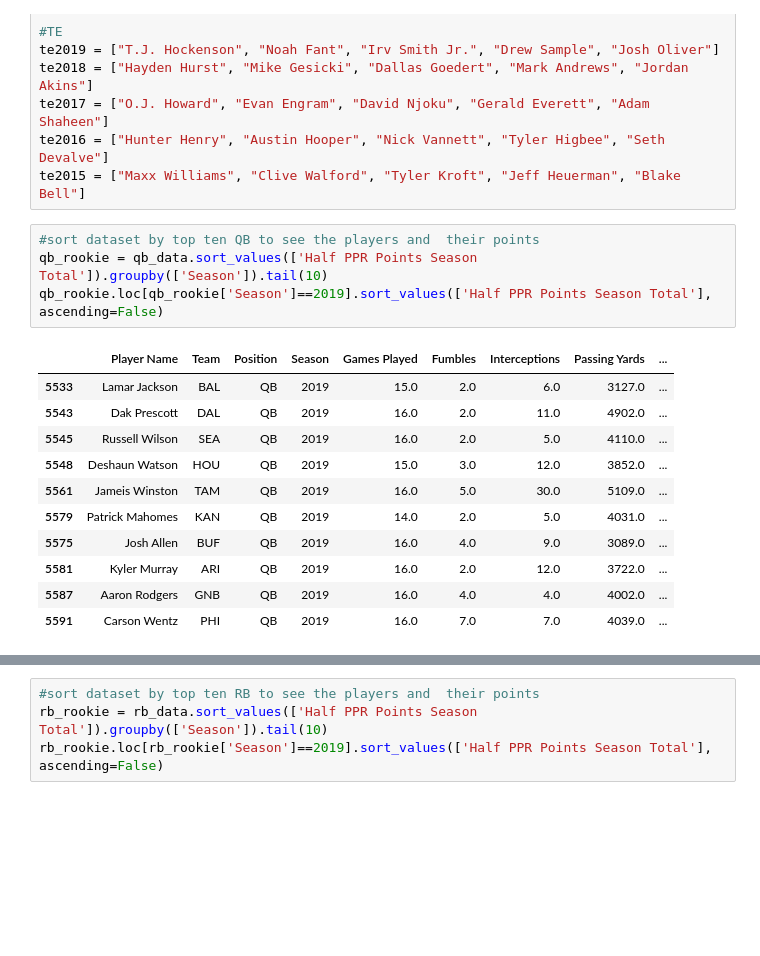
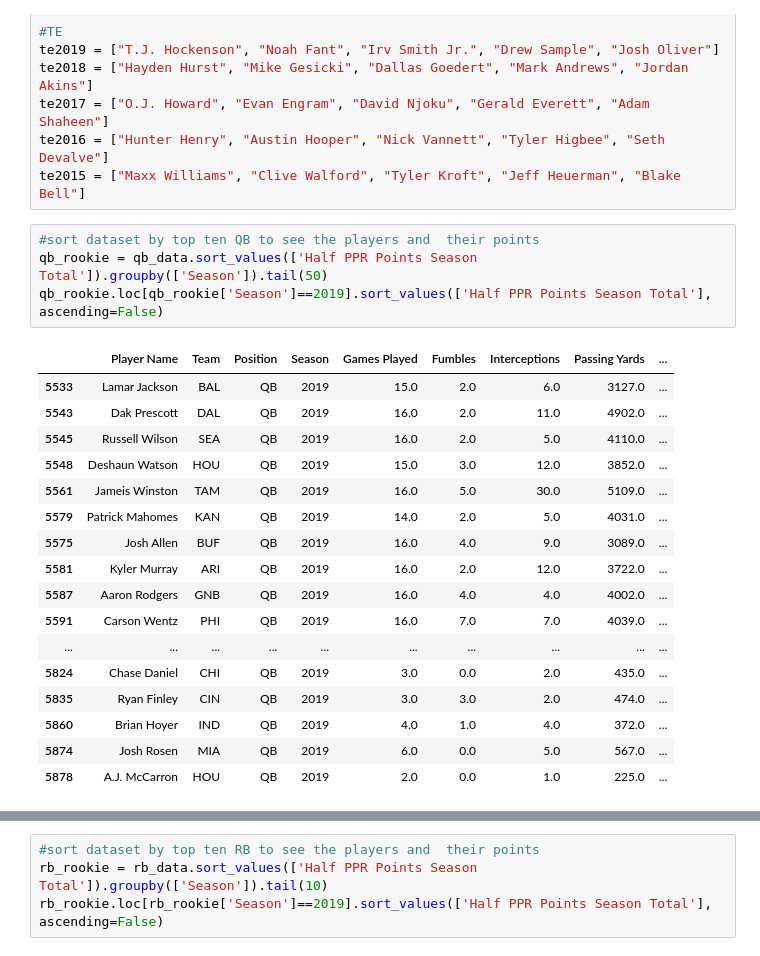
Before and after one commit to hathawayryan/project_one, a Jupyter notebook: main.ipynb, the cells around one changed output, grey strips where cells are left out. Cells and saved outputs as stored; diff of their text form; blank space fills up the shorter version.

```diff
--- a/main.ipynb
+++ b/main.ipynb
@@ -354,20 +354,26 @@ te2016 = ["Hunter Henry", "Austin Hooper", "Nick Vannett", "Tyler Higbee", "Seth
 te2015 = ["Maxx Williams", "Clive Walford", "Tyler Kroft", "Jeff Heuerman", "Blake Bell"]
 # %%
 #sort dataset by top ten QB to see the players and  their points
-qb_rookie = qb_data.sort_values(['Half PPR Points Season Total']).groupby(['Season']).tail(10)
+qb_rookie = qb_data.sort_values(['Half PPR Points Season Total']).groupby(['Season']).tail(50)
 qb_rookie.loc[qb_rookie['Season']==2019].sort_values(['Half PPR Points Season Total'], ascending=False)
 # %% [output]
 |  | Player Name | Team | Position | Season | Games Played | Fumbles | Interceptions | Passing Yards | ... |
 | 5533 | Lamar Jackson | BAL | QB | 2019 | 15.0 | 2.0 | 6.0 | 3127.0 | ... |
 | 5543 | Dak Prescott | DAL | QB | 2019 | 16.0 | 2.0 | 11.0 | 4902.0 | ... |
 | 5545 | Russell Wilson | SEA | QB | 2019 | 16.0 | 2.0 | 5.0 | 4110.0 | ... |
 | 5548 | Deshaun Watson | HOU | QB | 2019 | 15.0 | 3.0 | 12.0 | 3852.0 | ... |
 | 5561 | Jameis Winston | TAM | QB | 2019 | 16.0 | 5.0 | 30.0 | 5109.0 | ... |
 | 5579 | Patrick Mahomes | KAN | QB | 2019 | 14.0 | 2.0 | 5.0 | 4031.0 | ... |
 | 5575 | Josh Allen | BUF | QB | 2019 | 16.0 | 4.0 | 9.0 | 3089.0 | ... |
 | 5581 | Kyler Murray | ARI | QB | 2019 | 16.0 | 2.0 | 12.0 | 3722.0 | ... |
 | 5587 | Aaron Rodgers | GNB | QB | 2019 | 16.0 | 4.0 | 4.0 | 4002.0 | ... |
 | 5591 | Carson Wentz | PHI | QB | 2019 | 16.0 | 7.0 | 7.0 | 4039.0 | ... |
+| ... | ... | ... | ... | ... | ... | ... | ... | ... | ... |
+| 5824 | Chase Daniel | CHI | QB | 2019 | 3.0 | 0.0 | 2.0 | 435.0 | ... |
+| 5835 | Ryan Finley | CIN | QB | 2019 | 3.0 | 3.0 | 2.0 | 474.0 | ... |
+| 5860 | Brian Hoyer | IND | QB | 2019 | 4.0 | 1.0 | 4.0 | 372.0 | ... |
+| 5874 | Josh Rosen | MIA | QB | 2019 | 6.0 | 0.0 | 5.0 | 567.0 | ... |
+| 5878 | A.J. McCarron | HOU | QB | 2019 | 2.0 | 0.0 | 1.0 | 225.0 | ... |
 # %%
 #Create a dictionary that will be used to store all the QB rookie names and their respective seasons to go through a for loop
 qb_rookie_dict = {
```
Also changed, not shown: parts of 24 cells of this notebook, 4 other files.
